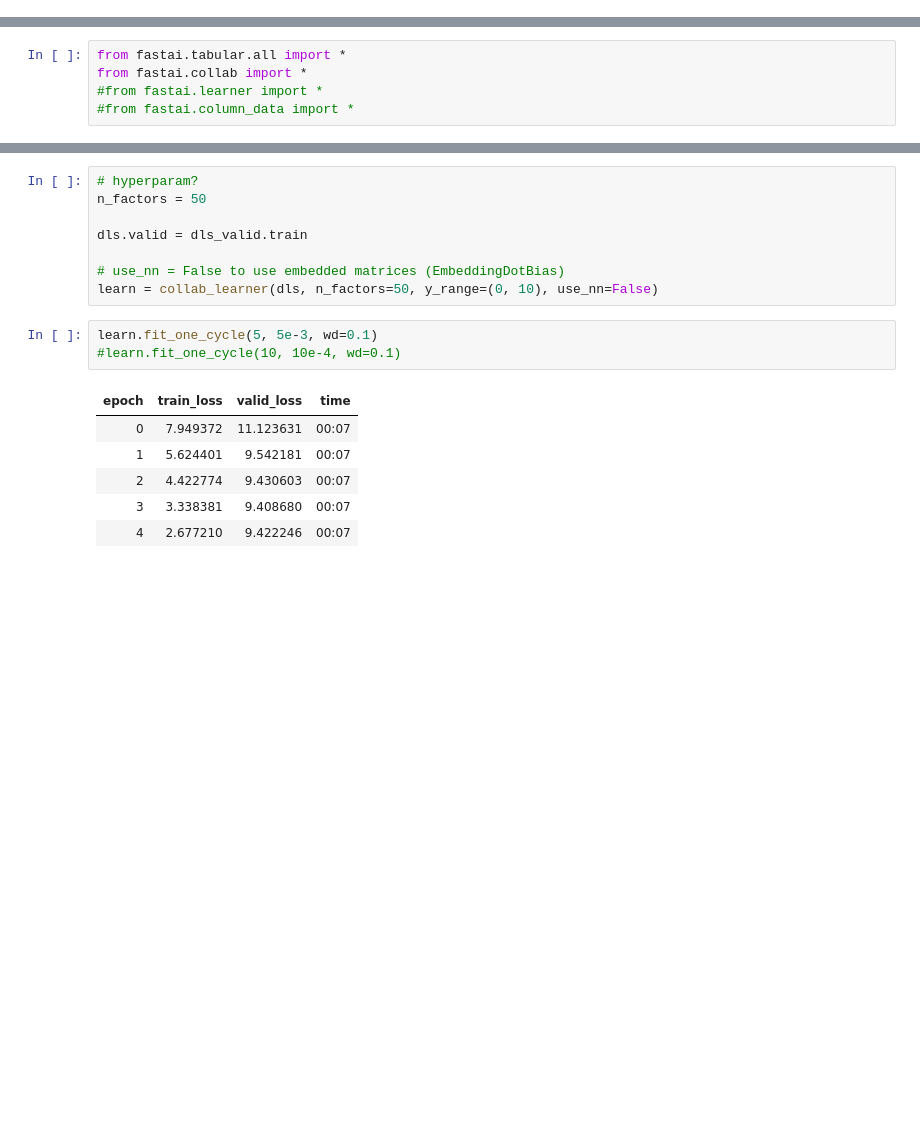
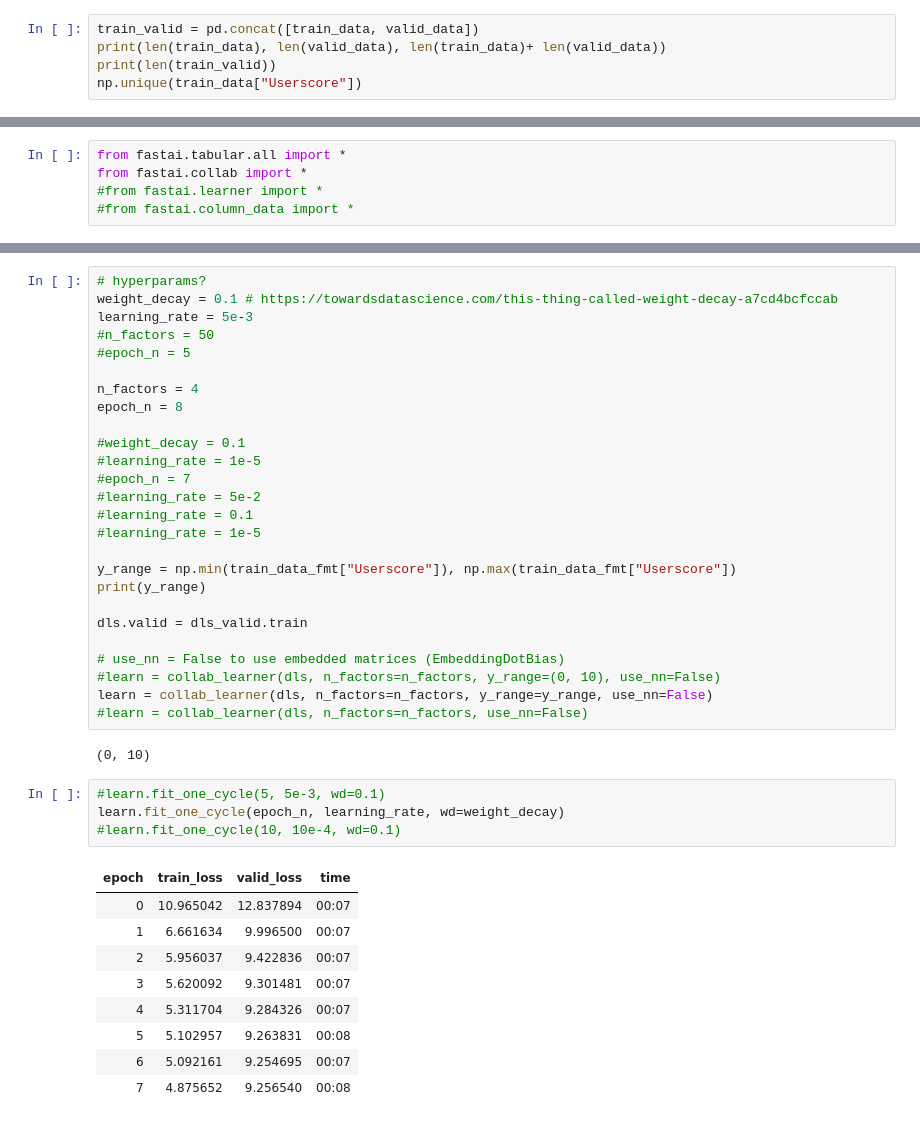
Before and after one commit to psaunderualberta/466_Group_Project, a Jupyter notebook: embeddings.ipynb, the cells around one changed output, grey strips where cells are left out. Saved outputs shown, nothing was run; the diff lists cells and outputs as text; blank space fills up the shorter version.

Commit message:
3.04 RMSE for embedded matrices

```diff
--- a/embeddings.ipynb
+++ b/embeddings.ipynb
@@ -33,0 +36,5 @@ train_data
+# %%
+train_valid = pd.concat([train_data, valid_data])
+print(len(train_data), len(valid_data), len(train_data)+ len(valid_data))
+print(len(train_valid))
+np.unique(train_data["Userscore"])
@@ -181,18 +268,42 @@ dls_valid = CollabDataLoaders.from_df(valid_data_fmt,
-# %%
-# hyperparam?
-n_factors = 50
-
-dls.valid = dls_valid.train
-
-# use_nn = False to use embedded matrices (EmbeddingDotBias)
-learn = collab_learner(dls, n_factors=50, y_range=(0, 10), use_nn=False)
+# %%
+# hyperparams?
+weight_decay = 0.1 # https://towardsdatascience.com/this-thing-called-weight-decay-a7cd4bcfccab
+learning_rate = 5e-3
+#n_factors = 50
+#epoch_n = 5
+
+n_factors = 4
+epoch_n = 8
+
+#weight_decay = 0.1
+#learning_rate = 1e-5
+#epoch_n = 7
+#learning_rate = 5e-2
+#learning_rate = 0.1
+#learning_rate = 1e-5
+
+y_range = np.min(train_data_fmt["Userscore"]), np.max(train_data_fmt["Userscore"])
+print(y_range)
+
+dls.valid = dls_valid.train
+
+# use_nn = False to use embedded matrices (EmbeddingDotBias)
+#learn = collab_learner(dls, n_factors=n_factors, y_range=(0, 10), use_nn=False)
+learn = collab_learner(dls, n_factors=n_factors, y_range=y_range, use_nn=False)
+#learn = collab_learner(dls, n_factors=n_factors, use_nn=False)
+# %% [output]
+(0, 10)
 # %%
-learn.fit_one_cycle(5, 5e-3, wd=0.1)
+#learn.fit_one_cycle(5, 5e-3, wd=0.1)
+learn.fit_one_cycle(epoch_n, learning_rate, wd=weight_decay)
 #learn.fit_one_cycle(10, 10e-4, wd=0.1)
 # %% [output]
 | epoch | train_loss | valid_loss | time |
-| 0 | 7.949372 | 11.123631 | 00:07 |
-| 1 | 5.624401 | 9.542181 | 00:07 |
-| 2 | 4.422774 | 9.430603 | 00:07 |
-| 3 | 3.338381 | 9.408680 | 00:07 |
-| 4 | 2.677210 | 9.422246 | 00:07 |
+| 0 | 10.965042 | 12.837894 | 00:07 |
+| 1 | 6.661634 | 9.996500 | 00:07 |
+| 2 | 5.956037 | 9.422836 | 00:07 |
+| 3 | 5.620092 | 9.301481 | 00:07 |
+| 4 | 5.311704 | 9.284326 | 00:07 |
+| 5 | 5.102957 | 9.263831 | 00:08 |
+| 6 | 5.092161 | 9.254695 | 00:07 |
+| 7 | 4.875652 | 9.256540 | 00:08 |
```
Also changed, not shown: parts of 20 cells of this notebook.
